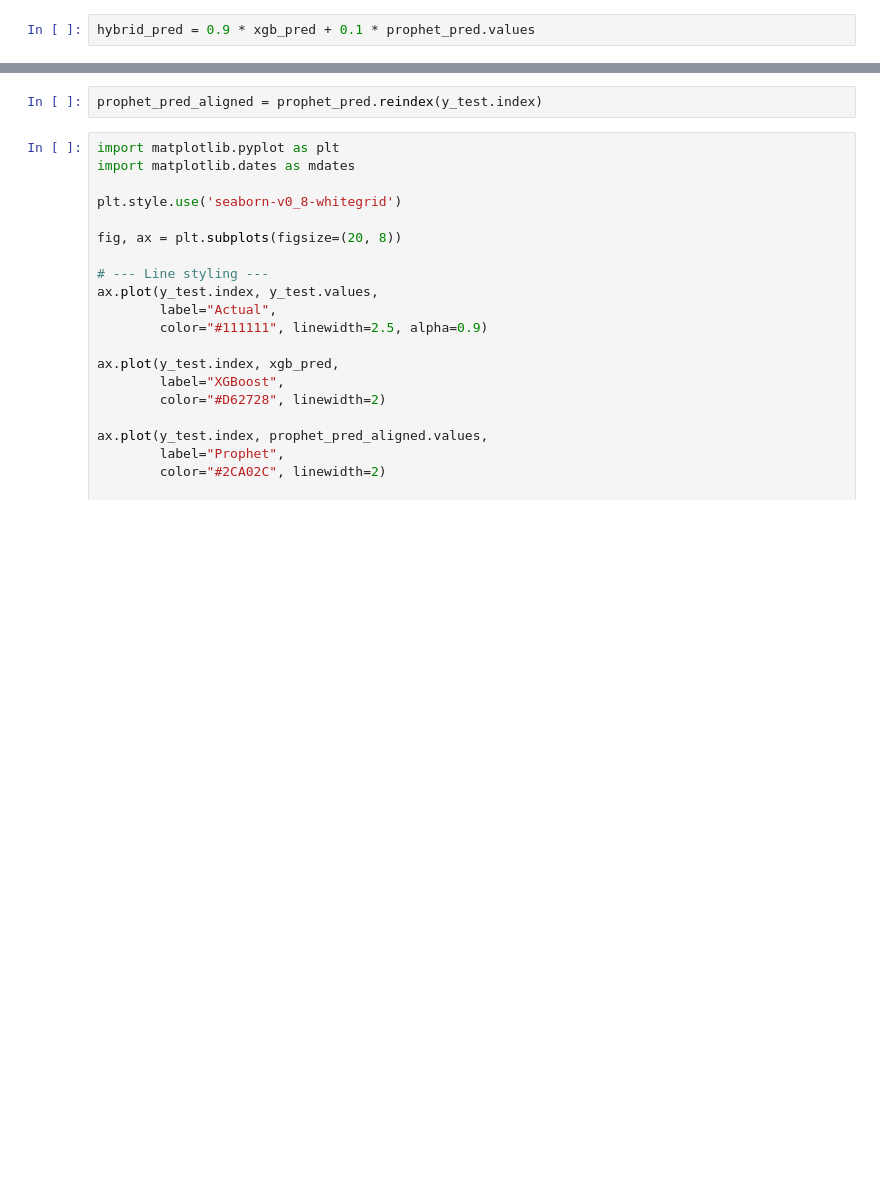
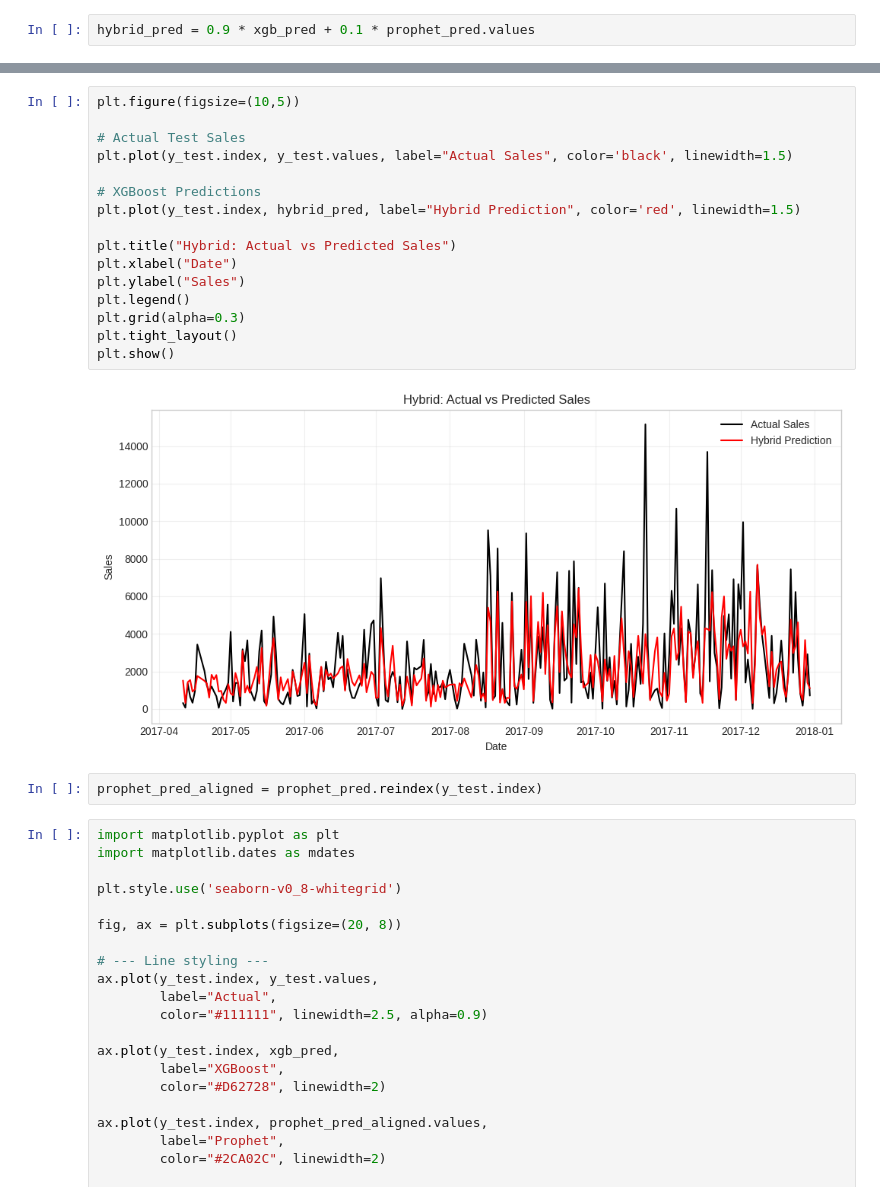
Before and after one commit to ananyascodehq/sales-forecasting-ml, a Jupyter notebook: Sales_Forecasting.ipynb, the cells around one changed output, grey strips where cells are left out. Drawn from its saved outputs; the diff is of its cells as text; blank space fills up the shorter version.

```diff
--- a/Sales_Forecasting.ipynb
+++ b/Sales_Forecasting.ipynb
@@ -403,3 +424,21 @@ np.float64(57.168563584704046)
+# %%
+plt.figure(figsize=(10,5))
+
+# Actual Test Sales
+plt.plot(y_test.index, y_test.values, label="Actual Sales", color='black', linewidth=1.5)
+
+# XGBoost Predictions
+plt.plot(y_test.index, hybrid_pred, label="Hybrid Prediction", color='red', linewidth=1.5)
+
+plt.title("Hybrid: Actual vs Predicted Sales")
+plt.xlabel("Date")
+plt.ylabel("Sales")
+plt.legend()
+plt.grid(alpha=0.3)
+plt.tight_layout()
+plt.show()
+# %% [output]
+[figure, added]
 # %%
 prophet_pred_aligned = prophet_pred.reindex(y_test.index)
 # %%
```
Also changed, not shown: parts of 14 cells of this notebook.
